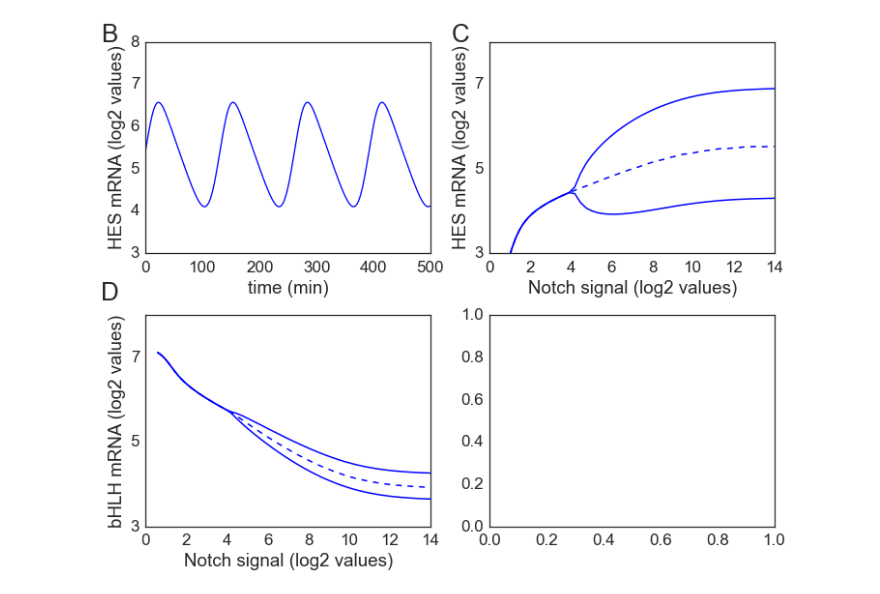
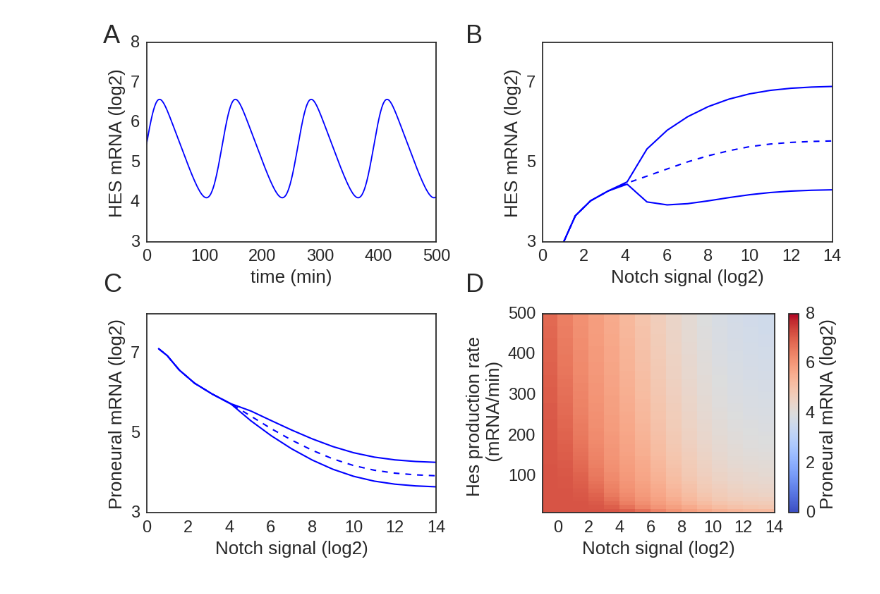
Before and after one commit to mboareto/InterplayNotchID_neurogenesis, a Jupyter notebook: InterplayNotch_IDs_modelling.ipynb, the cells around one changed output. Drawn from its saved outputs; the diff is of its cells as text; code cells hidden in the pictures.

```diff
--- a/InterplayNotch_IDs_modelling.ipynb
+++ b/InterplayNotch_IDs_modelling.ipynb
@@ -19,8 +19,9 @@ params = {'tf' : 6000.0,  'dt' : 1.0                    # total time in min, ste
          ,'ma0': 2.0e+0, 'a0' : 0.1, 'na' : 2.0        # target gene production rate and Hill coeficient
          ,'e'  : 0.5e+0                                 # affinity rate between HES-ID and HES-HES on class-C sites
          ,'id' : 0.0e+0, 'I'  : 5.0e+2                  # amount of ID and NICD
+         ,'l'  : 0.0
          }
-eqns   = {'m' : 'm0*Hp(I,h0,nI)*Hn(pp(t-ti),h0,n) - m/gm'
+eqns   = {'m' : 'm0*Hp(I,h0,nI)*HS(pp(t-ti),h0,n, l) - m/gm'
          ,'p' : 'p0*m   - k*p*(p + id) - p/gp'
          ,'pp': 'k*p*p  - pp/gp'
          ,'pi': 'k*p*id - pi/gp'
@@ -28,10 +29,6 @@ eqns   = {'m' : 'm0*Hp(I,h0,nI)*Hn(pp(t-ti),h0,n) - m/gm'
          ,'a' : 'a0*ma - k*a*(a+id)  - a/ga'
          ,'aa': 'k*a*a - aa/ga'
          }
-label = {'m' : 'HES mRNA (log2 values)',    'pp': 'HES-HES (log2 values)','pi': 'HES-ID (log2 values)',
-         'ma': 'bHLH mRNA (log2 values)',   'a' : 'bHLH (log2 values)',   'aa': 'bHLH-bHLH (log2 values)',
-         'I' : 'Notch signal (log2 values)','id': 'ID (log2 values)'}
-
 # ------ Setting initial condictions -------------
 ic = {'m' : 0.0, 'p' : 0.0, 'pp': 0.0, 'pi': 0.0
      ,'ma': 0.0, 'a' : 0.0, 'aa': 0.0
@@ -46,34 +43,56 @@ double Hn(double y, double y0, double n) {
     return 1.0/(1.0 + pow(y/y0, n));     }
 double Hp(double y, double y0, double n) {
     return 1.0 - Hn(y, y0, n);           }
+double HS(double y, double y0, double n, double lambda) {
+    return Hn(y, y0, n) + lambda*Hp(y, y0, n);           }
 """
 dde = dde23(eqns=eqns, params=params, supportcode=mycode)
 dde.hist_from_arrays(ic_dic)
-dde.set_sim_params(tfinal=params['tf'], RelTol=1e-5, AbsTol=1e-5, dtmax=0.1, dtmin=1e-5, dt0=0.1, MaxIter=1e+8)
+dde.set_sim_params(tfinal=params['tf'], RelTol=1e-3, AbsTol=1e-3, dtmax=0.5, dtmin=1e-2, dt0=0.1, MaxIter=1e+6)
 dde.run()
+# %%
+p_dic = {'I' : 2**np.arange(-1.0, 14.1, 1.0)
+        ,'id': 2**np.arange(-1.0, 14.1, 1.0)
+        ,'m0': np.arange(10, 501, 10)
+        ,'gp': np.arange(10, 51, 2)/np.log(2)
+        ,'ti': np.arange(10.0, 26.0, 1)
+        ,'l' : np.arange(0.0, 0.051, 0.001)}
+label = {'m' : 'HES mRNA (log2)',         'pp': 'HES-HES (log2)',          'pi': 'HES-ID (log2)',
+         'ma': 'Proneural mRNA (log2)',   'a' : 'Proneural levels (log2)', 'aa': 'Proneural levels (log2)',
+         'I' : 'Notch signal (log2)',     'id': 'ID levels (log2)',        'm0': 'Hes production rate \n (mRNA/min)',
+         'gp': 'Hes protein half-life (min)',  'l': 'Autorepression factor','ti': 'intronic delay (min)'}
+cmap = plt.cm.coolwarm
+cmap.set_under(color='white')
+trange=[params['tf']-500, params['tf']]
 # %%
-# ------------------- Figure 1B-D ----------------------------
-trange=[params['tf']-500, params['tf']]
-p_dic = {'I' : 2**np.arange(-1.0, 14.1, 0.3)}
+# ------------------- Figure 2 ----------------------------
 s = aux.solve_eqs(dde, trange=trange, dtmax=params['dt'])
 
-f = plt.subplots(2, 2, figsize=(5*2, 4*2), sharey=False)
+f = plt.subplots(2, 2, figsize=(5.5*2, 4*2), sharey=False)
 ax = plt.subplot2grid((2, 2), (0, 0), colspan=1, rowspan=1)
-ax.text(-.15, 1.00, 'B', fontsize=26, transform=ax.transAxes)
-ax.text(1.08, 1.00, 'C', fontsize=26, transform=ax.transAxes)
-ax.text(-.15, -.22, 'D', fontsize=26, transform=ax.transAxes)
+ax.text(-.15, 1.00, 'A', fontsize=26, transform=ax.transAxes)
+ax.text(1.10, 1.00, 'B', fontsize=26, transform=ax.transAxes)
+ax.text(-.15, -.25, 'C', fontsize=26, transform=ax.transAxes)
+ax.text(1.10, -.25, 'D', fontsize=26, transform=ax.transAxes)
 plt.plot(s['t'], s['m'], '-', c='b')
 plt.ylabel(label['m'])
 plt.xlabel('time (min)')
 plt.ylim([3.0, 8.0])
 plt.yticks(np.arange(3.0, 8.1, 1.0))
 plt.xticks(np.arange(trange[0], trange[1]+1, 100), np.arange(0, 501, 100))
 
 ax = plt.subplot2grid((2, 2), (0, 1), colspan=1, rowspan=1)
 aux.bifurcation(dde, 'I', p_dic['I'], 'm', trange, label=label, log2=True, yrange=[3.0, 8.0], ax=ax, xlim=[0,14])
 
 ax = plt.subplot2grid((2, 2), (1, 0), colspan=1, rowspan=1)
 aux.bifurcation(dde, 'I', p_dic['I'],'ma', trange, label=label, log2=True, yrange=[3.0, 8.0], ax=ax, xlim=[0,14])
+
+
+m = aux.phase_diagram(dde, p_dic, axis=['I', 'm0'], var=['m', 'pp', 'ma', 'aa'], trange=trange)
+ax = plt.subplot2grid((2, 2), (1, 1), colspan=1, rowspan=1)
+aux.plot_pdiagram(m['ma'], p_dic, axis=['I', 'm0'], label=label, clim=[0, 8], cmap=cmap, ax=ax,
+                  clabel=label['ma'], ylog=False)
 plt.tight_layout()
+#plt.savefig('../figures/Figure2_Notch_Hes.pdf', format='pdf')
 # %% [output]
-[figure, old version]
+[figure, new version]
```
Also changed, not shown: parts of 6 cells of this notebook.
